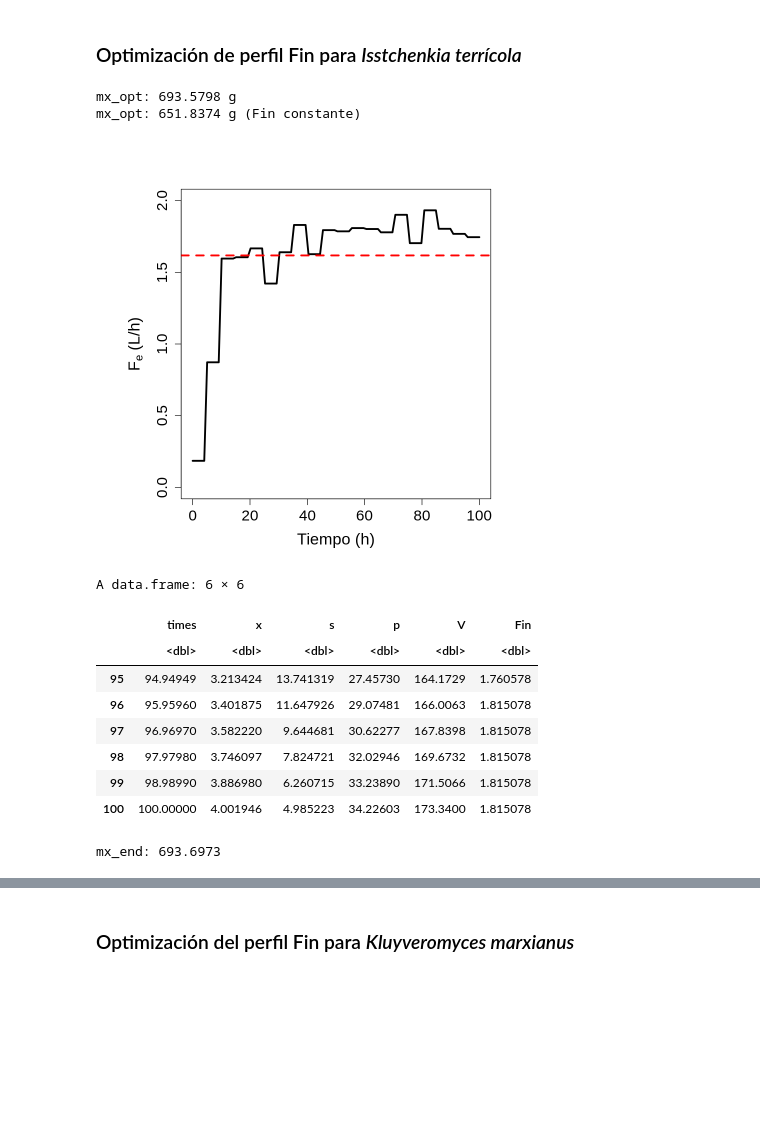
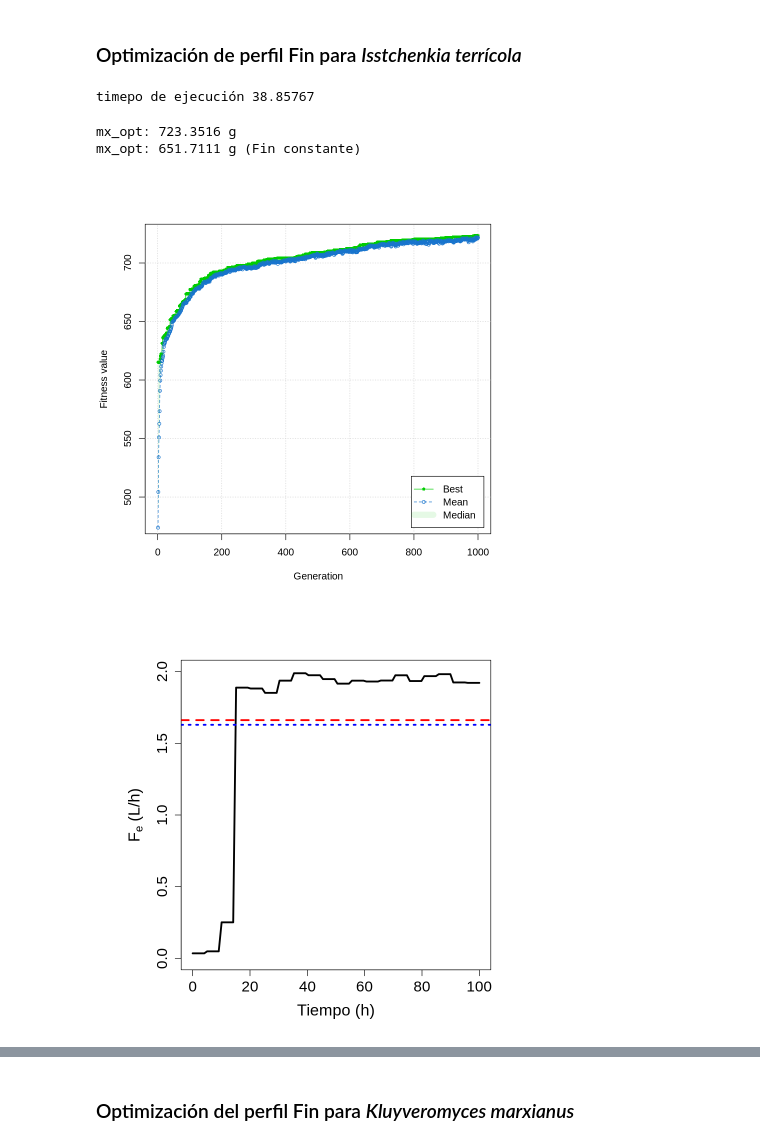
Before and after one commit to JuanM-GG/modelos-tesis, a Jupyter notebook: Copy_of_Untitled7.ipynb, the cells around one changed output, grey strips where cells are left out. Saved outputs shown, nothing was run; the diff lists cells and outputs as text; code cells hidden in the pictures; blank space fills up the shorter version.

```diff
--- a/Copy_of_Untitled7.ipynb
+++ b/Copy_of_Untitled7.ipynb
@@ -665,7 +544,7 @@ change_Fin <- function(times, state, parms, Fin, model) {
 Fin <- rep(0, length(times))
 Fin[51:100] <- 1
 # %%
-out <- change_Fin(times = times, state = s, parms = p, Fin = Fin, model = model)
+out <- change_Fin(times = times, state = s, parms = p, Fin = Fin)
 tail(out)
 # %% [output]
 A data.frame: 6 × 6
@@ -699,7 +579,7 @@ smooth_Fin <- function(Fin, n) {
 }
 # %%
 # @title función fitness para encontrar el perfil óptimo Fin de alimentación al biorreactor
-fitness2 <- function(x, times, state, parms, model) {
+fitness2 <- function(x, times, state, parms) {
         # x es el vector  con valores de Fin
         # x tiene una longitud de 10, para hacerlo de tamaño 100 usamos rep()
         Fin <- rep(x, each = 5)
@@ -707,7 +587,7 @@ fitness2 <- function(x, times, state, parms, model) {
         #Fin <- x
         # simular usando Fin variable
         out <- change_Fin(times = times, state = state,
-        parms = parms, Fin = Fin, model = model)
+        parms = parms, Fin = Fin)
         n <- length(times)
         # biomasa generada con el perfil Fin
         end_mx <- out$x[n]*out$V[n]
@@ -747,5 +622,16 @@ plot(GA_it)
+# %%
+# realizar optimización
+set.seed(123)
+pop_size_perf <- 50
+generation_perf <- 1000
+GA_it <- get_Fin_opt2(p_it, pop_size = pop_size_perf, generations = generation_perf)
+# %% [output]
+timepo de ejecución 38.85767
 # %%
-get_results <- function(GA, GA_const, p) {
+#@title función para mostrar resultados de optimización del perfil óptimo
+show_results <- function(GA, GA_const, p) {
+    # mostrar evolución del algoritmo
+    plot(GA)
     # valor máximo de biomasa que se obtuvo
     cat("mx_opt:", GA@fitnessValue, "g\n")
     cat("mx_opt:", GA_const@fitnessValue, "g (Fin constante)")
@@ -753,36 +639,22 @@ get_results <- function(GA, GA_const, p) {
     Fin_opt <- rep(GA@solution[1,], each = 5)
     # graficar perfil óptimo
     par(mar = c(5,7,4,2) + 0.1)
-    plot(times, Fin_opt_it, type = "l", lwd = 3,
+    plot(times, Fin_opt, type = "l", lwd = 3,
         ylab = expression(paste(F[e], " (L/h)")), xlab = "Tiempo (h)", cex.lab = 1.6, cex.axis = 1.5, ylim = c(0,2))
     abline(h = mean(Fin_opt), lty = 2, lwd = 3, col = "red")
+    abline(h = GA_const@solution, lty = 3, lwd = 3, col = "blue")
     # simular con perfil óptimo
-    out_opt <- change_Fin(times = times, state = s, parms = p, Fin = Fin_opt, model = model)
+    out_opt <- change_Fin(times = times, state = s, parms = p, Fin = Fin_opt)
 
     return(out_opt)
 }
 # %%
-out_it_opt <- get_results(GA_it,GA_it_const,p_it)
+out_it_opt <- show_results(GA_it,GA_it_const,p_it)
 # %% [output]
-mx_opt: 693.5798 g
-mx_opt: 651.8374 g (Fin constante)
+mx_opt: 723.3516 g
+mx_opt: 651.7111 g (Fin constante)
-[figure, old version]
+[figure, new version]
+[figure, added]
-# %%
-tail(out_it_opt)
-# %% [output]
-A data.frame: 6 × 6
-|  | times | x | s | p | V | Fin |
-|  | <dbl> | <dbl> | <dbl> | <dbl> | <dbl> | <dbl> |
-| 95 | 94.94949 | 3.213424 | 13.741319 | 27.45730 | 164.1729 | 1.760578 |
-| 96 | 95.95960 | 3.401875 | 11.647926 | 29.07481 | 166.0063 | 1.815078 |
-| 97 | 96.96970 | 3.582220 | 9.644681 | 30.62277 | 167.8398 | 1.815078 |
-| 98 | 97.97980 | 3.746097 | 7.824721 | 32.02946 | 169.6732 | 1.815078 |
-| 99 | 98.98990 | 3.886980 | 6.260715 | 33.23890 | 171.5066 | 1.815078 |
-| 100 | 100.00000 | 4.001946 | 4.985223 | 34.22603 | 173.3400 | 1.815078 |
-# %%
-cat("mx_end:", out_it_opt$V[n]*out_it_opt$x[n])
-# %% [output]
-mx_end: 693.6973
 # %%
 plot_data(out_it_opt)
 # %% [output]
```
Also changed, not shown: parts of 98 cells of this notebook.
